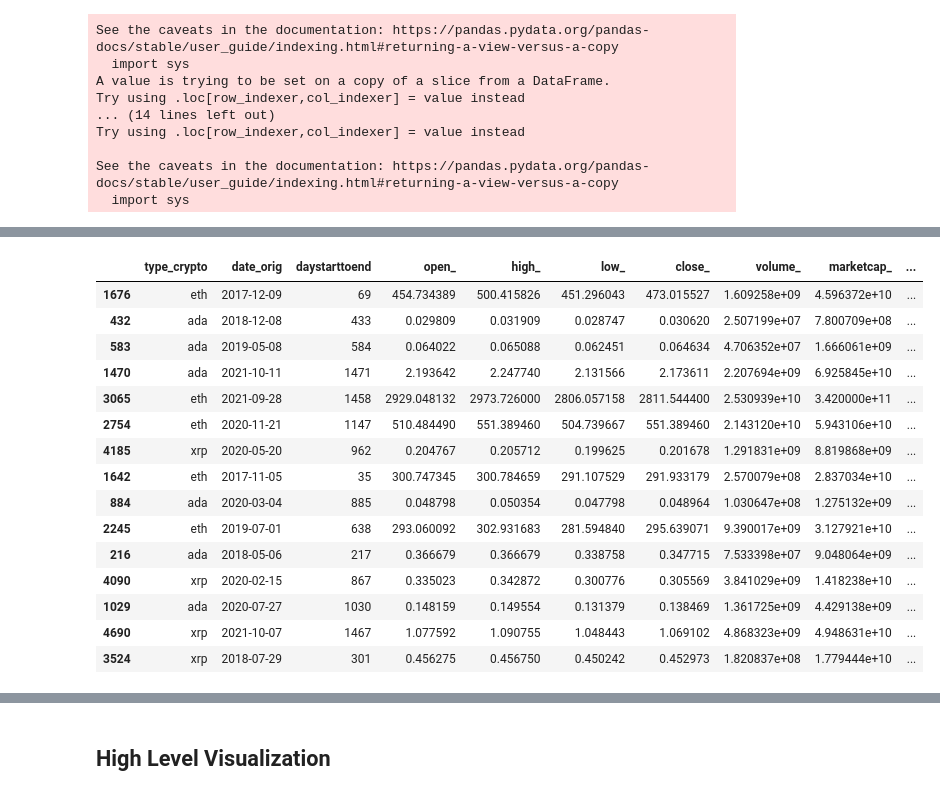
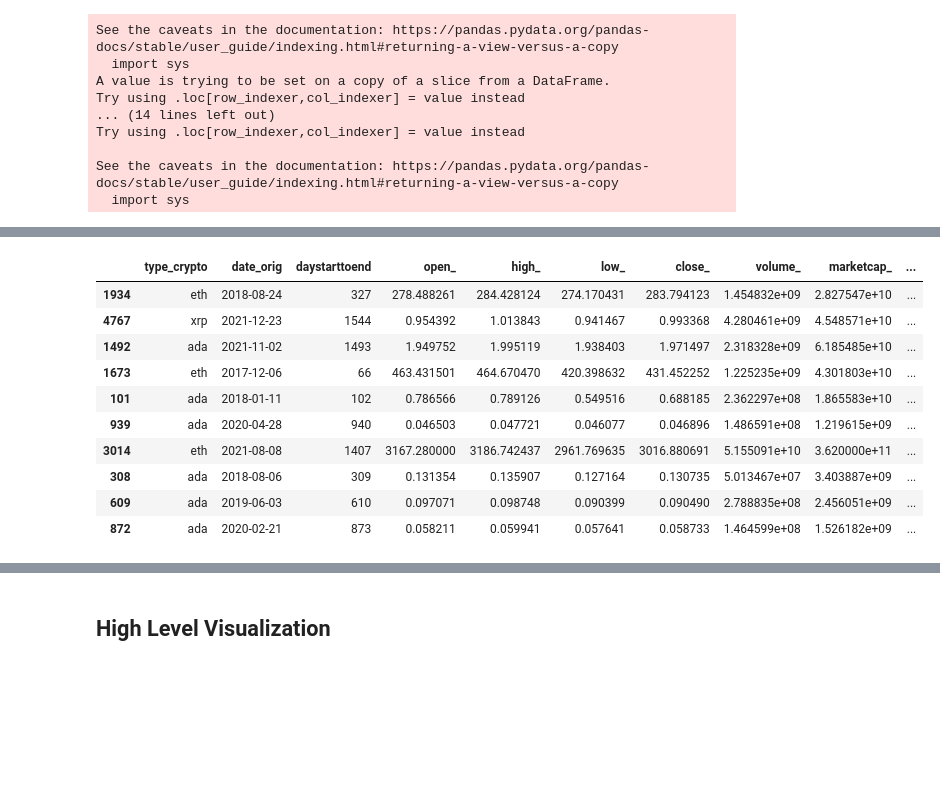
Before and after one commit to chabrian/crypto-predictor-model, a Jupyter notebook: MachineLearning/SupervisedModelCombined.ipynb, the cells around one changed output, grey strips where cells are left out. Cells and saved outputs as stored; diff of their text form; code cells hidden in the pictures; blank space fills up the shorter version.

```diff
--- a/MachineLearning/SupervisedModelCombined.ipynb
+++ b/MachineLearning/SupervisedModelCombined.ipynb
@@ -211,20 +203,15 @@ predict_30_day.head(40)
 # %%
-clean_df_60_day.sample(15)
+clean_df_60_day.sample(10)
 # %% [output]
 |  | type_crypto | date_orig | daystarttoend | open_ | high_ | low_ | close_ | volume_ | marketcap_ | ... |
-| 1676 | eth | 2017-12-09 | 69 | 454.734389 | 500.415826 | 451.296043 | 473.015527 | 1.609258e+09 | 4.596372e+10 | ... |
-| 432 | ada | 2018-12-08 | 433 | 0.029809 | 0.031909 | 0.028747 | 0.030620 | 2.507199e+07 | 7.800709e+08 | ... |
-| 583 | ada | 2019-05-08 | 584 | 0.064022 | 0.065088 | 0.062451 | 0.064634 | 4.706352e+07 | 1.666061e+09 | ... |
-| 1470 | ada | 2021-10-11 | 1471 | 2.193642 | 2.247740 | 2.131566 | 2.173611 | 2.207694e+09 | 6.925845e+10 | ... |
-| 3065 | eth | 2021-09-28 | 1458 | 2929.048132 | 2973.726000 | 2806.057158 | 2811.544400 | 2.530939e+10 | 3.420000e+11 | ... |
-| 2754 | eth | 2020-11-21 | 1147 | 510.484490 | 551.389460 | 504.739667 | 551.389460 | 2.143120e+10 | 5.943106e+10 | ... |
-| 4185 | xrp | 2020-05-20 | 962 | 0.204767 | 0.205712 | 0.199625 | 0.201678 | 1.291831e+09 | 8.819868e+09 | ... |
-| 1642 | eth | 2017-11-05 | 35 | 300.747345 | 300.784659 | 291.107529 | 291.933179 | 2.570079e+08 | 2.837034e+10 | ... |
-| 884 | ada | 2020-03-04 | 885 | 0.048798 | 0.050354 | 0.047798 | 0.048964 | 1.030647e+08 | 1.275132e+09 | ... |
-| 2245 | eth | 2019-07-01 | 638 | 293.060092 | 302.931683 | 281.594840 | 295.639071 | 9.390017e+09 | 3.127921e+10 | ... |
-| 216 | ada | 2018-05-06 | 217 | 0.366679 | 0.366679 | 0.338758 | 0.347715 | 7.533398e+07 | 9.048064e+09 | ... |
-| 4090 | xrp | 2020-02-15 | 867 | 0.335023 | 0.342872 | 0.300776 | 0.305569 | 3.841029e+09 | 1.418238e+10 | ... |
-| 1029 | ada | 2020-07-27 | 1030 | 0.148159 | 0.149554 | 0.131379 | 0.138469 | 1.361725e+09 | 4.429138e+09 | ... |
-| 4690 | xrp | 2021-10-07 | 1467 | 1.077592 | 1.090755 | 1.048443 | 1.069102 | 4.868323e+09 | 4.948631e+10 | ... |
-| 3524 | xrp | 2018-07-29 | 301 | 0.456275 | 0.456750 | 0.450242 | 0.452973 | 1.820837e+08 | 1.779444e+10 | ... |
+| 1934 | eth | 2018-08-24 | 327 | 278.488261 | 284.428124 | 274.170431 | 283.794123 | 1.454832e+09 | 2.827547e+10 | ... |
+| 4767 | xrp | 2021-12-23 | 1544 | 0.954392 | 1.013843 | 0.941467 | 0.993368 | 4.280461e+09 | 4.548571e+10 | ... |
+| 1492 | ada | 2021-11-02 | 1493 | 1.949752 | 1.995119 | 1.938403 | 1.971497 | 2.318328e+09 | 6.185485e+10 | ... |
+| 1673 | eth | 2017-12-06 | 66 | 463.431501 | 464.670470 | 420.398632 | 431.452252 | 1.225235e+09 | 4.301803e+10 | ... |
+| 101 | ada | 2018-01-11 | 102 | 0.786566 | 0.789126 | 0.549516 | 0.688185 | 2.362297e+08 | 1.865583e+10 | ... |
+| 939 | ada | 2020-04-28 | 940 | 0.046503 | 0.047721 | 0.046077 | 0.046896 | 1.486591e+08 | 1.219615e+09 | ... |
+| 3014 | eth | 2021-08-08 | 1407 | 3167.280000 | 3186.742437 | 2961.769635 | 3016.880691 | 5.155091e+10 | 3.620000e+11 | ... |
+| 308 | ada | 2018-08-06 | 309 | 0.131354 | 0.135907 | 0.127164 | 0.130735 | 5.013467e+07 | 3.403887e+09 | ... |
+| 609 | ada | 2019-06-03 | 610 | 0.097071 | 0.098748 | 0.090399 | 0.090490 | 2.788835e+08 | 2.456051e+09 | ... |
+| 872 | ada | 2020-02-21 | 873 | 0.058211 | 0.059941 | 0.057641 | 0.058733 | 1.464599e+08 | 1.526182e+09 | ... |
 # %%
```
Also changed, not shown: parts of 21 cells of this notebook.
